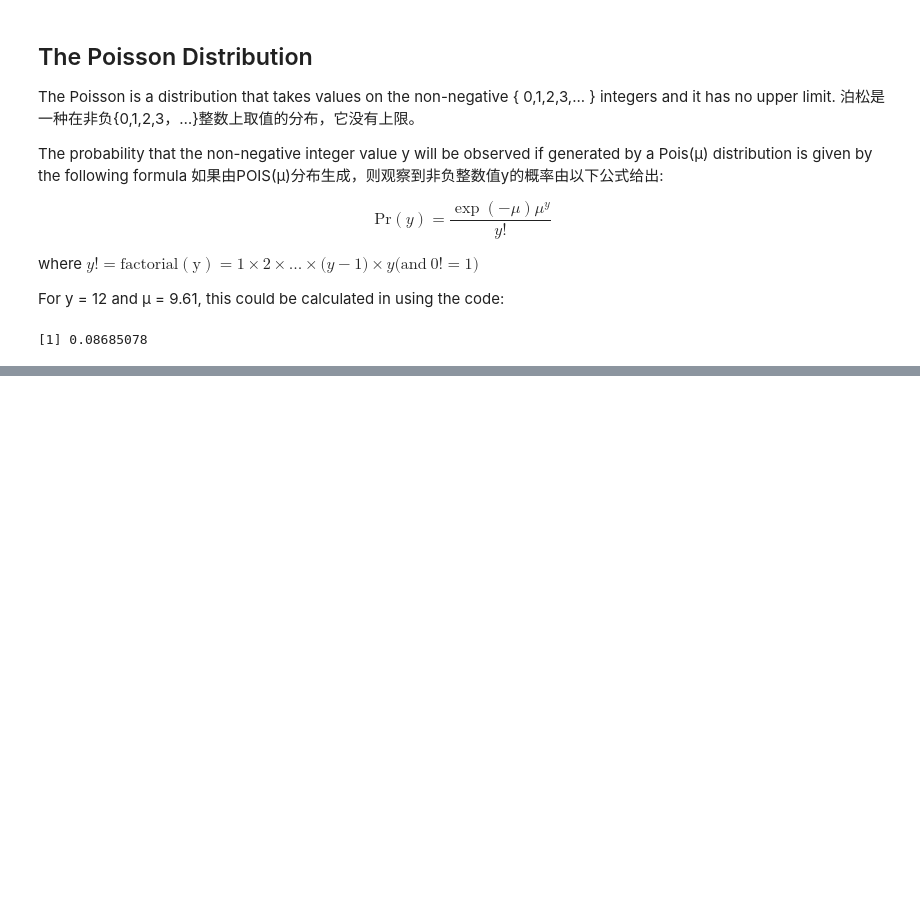
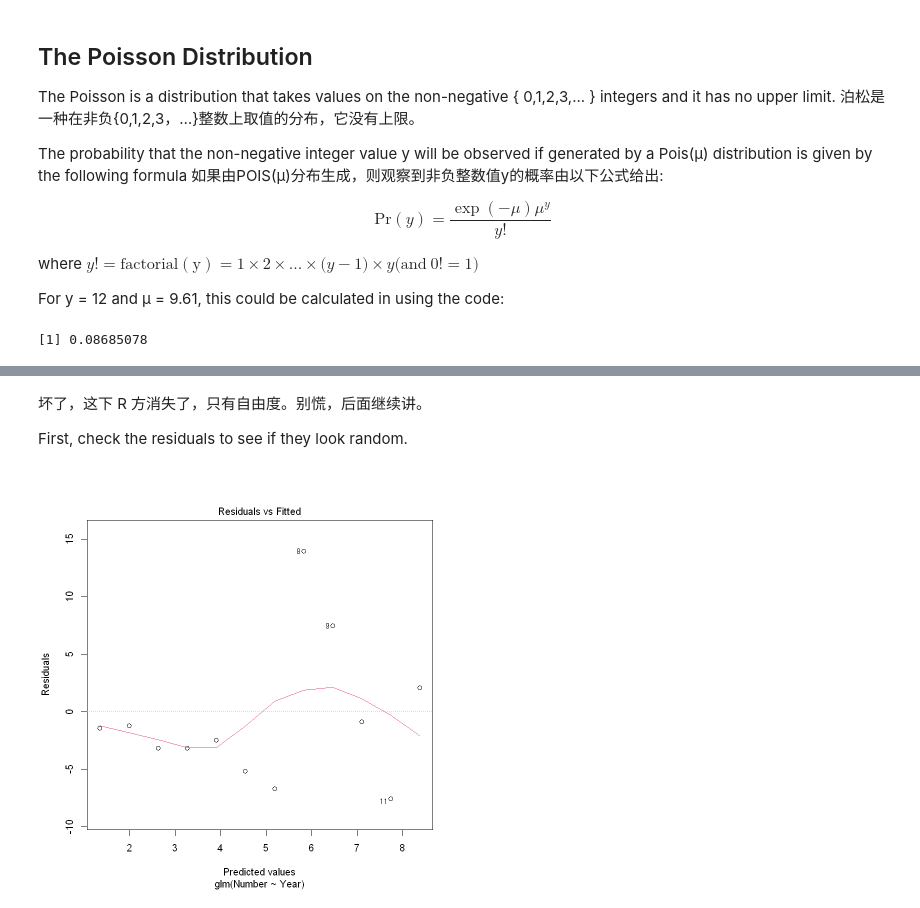
Before and after one commit to cworld1/da-learning, a Jupyter notebook: docs/13-model-count-data-using-poisson-distribute.ipynb, the cells around one changed output, grey strips where cells are left out. Saved outputs shown, nothing was run; the diff lists cells and outputs as text; code cells hidden in the pictures; blank space fills up the shorter version.

```diff
--- a/docs/13-model-count-data-using-poisson-distribute.ipynb
+++ b/docs/13-model-count-data-using-poisson-distribute.ipynb
@@ -36,7 +36,7 @@ In the following example we will model a count variable (number of R packages su
 
 我们将把它与一种更普遍、更合适的计数建模方式进行对比：通过函数的广义线性模型（GLM）`glm()`。
 # %%
-CRAN.df <- read.table("../data/CRAN.txt", header = T)
+CRAN.df <- read.table("../data/CRAN.txt", header = TRUE)
 CRAN.df
 # %% [output]
 A data.frame: 12 × 2
@@ -147,0 +225,3 @@ mu <- 9.61
+# %%
+CRAN.gfit <- glm(Number ~ Year, family = poisson, data = CRAN.df)
+summary(CRAN.gfit)
@@ -147,0 +246,8 @@ mu <- 9.61
+# %% [markdown]
+坏了，这下 R 方消失了，只有自由度。别慌，后面继续讲。
+
+First, check the residuals to see if they look random.
+# %%
+plot(CRAN.gfit, which = 1)
+# %% [output]
+[figure, added]
```
Also changed, not shown: parts of 30 cells of this notebook.
